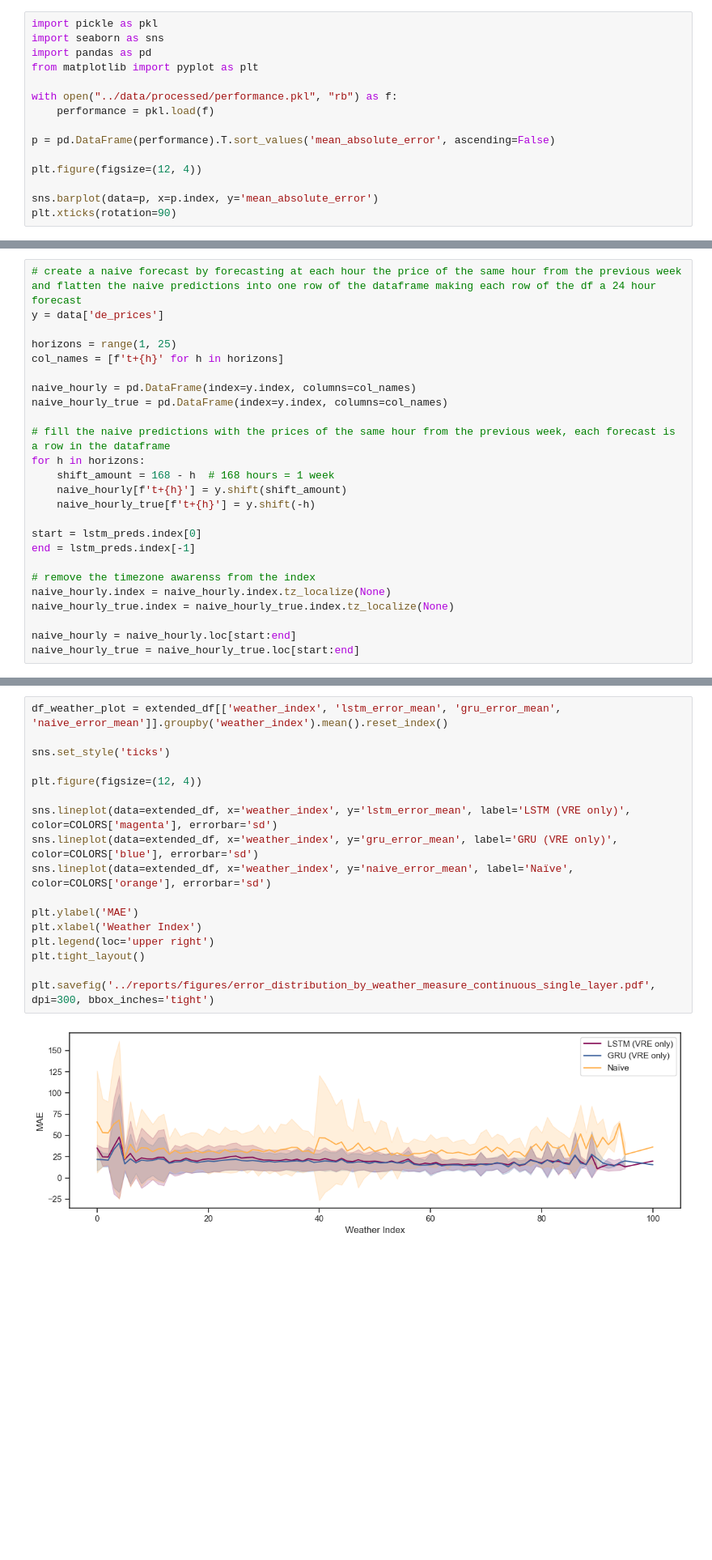
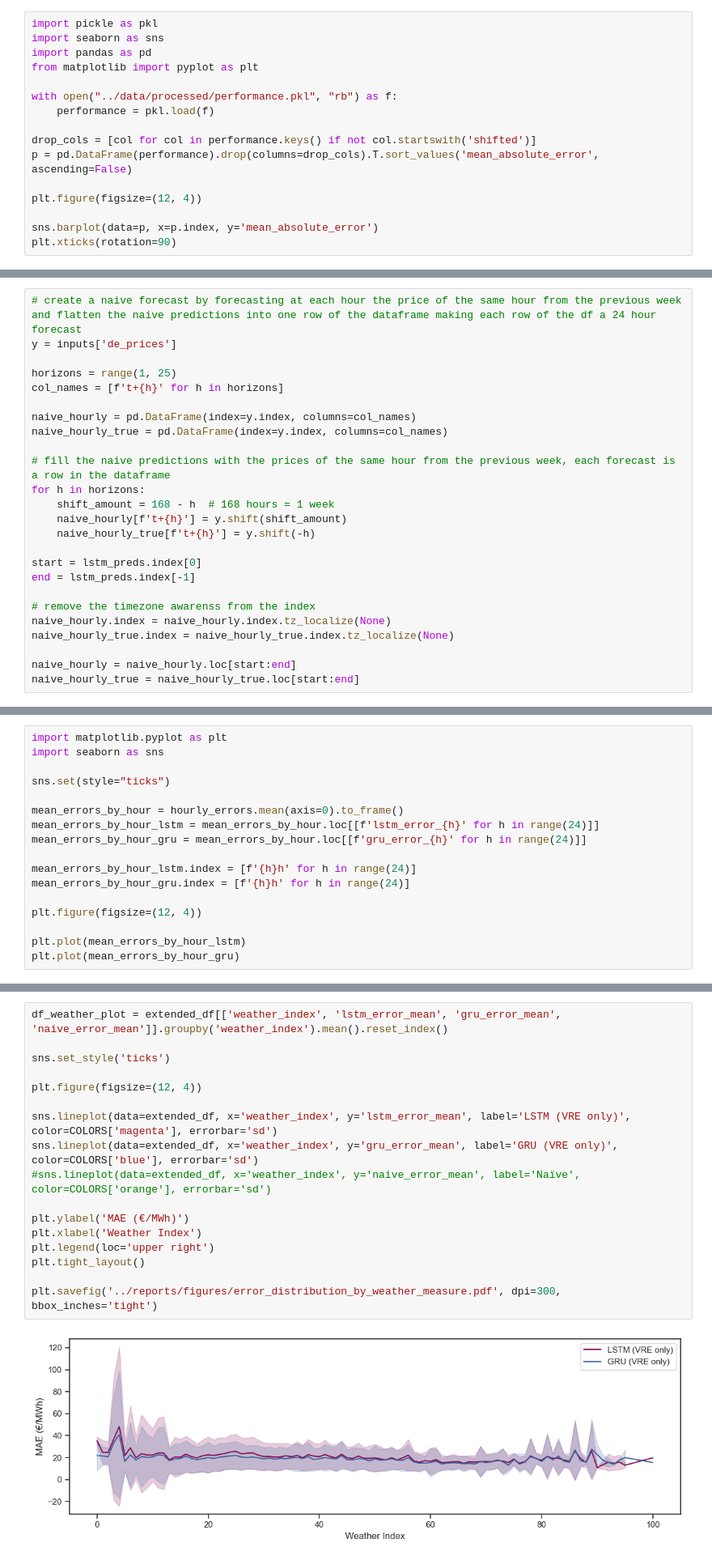
Before and after one commit to valentin-17/epf, a Jupyter notebook: notebooks/other_data_viz.ipynb, the cells around one changed output, grey strips where cells are left out. Shown at 81% size. Saved outputs shown, nothing was run; the diff lists cells and outputs as text; blank space fills up the shorter version.

```diff
--- a/notebooks/other_data_viz.ipynb
+++ b/notebooks/other_data_viz.ipynb
@@ -179,7 +199,8 @@ from matplotlib import pyplot as plt
 with open("../data/processed/performance.pkl", "rb") as f:
     performance = pkl.load(f)
 
-p = pd.DataFrame(performance).T.sort_values('mean_absolute_error', ascending=False)
+drop_cols = [col for col in performance.keys() if not col.startswith('shifted')]
+p = pd.DataFrame(performance).drop(columns=drop_cols).T.sort_values('mean_absolute_error', ascending=False)
 
 plt.figure(figsize=(12, 4))
 
@@ -287,7 +330,7 @@ lstm_preds, lstm_trues = predict_with_timestamps(lstm_model_obj)
 gru_preds, gru_trues = predict_with_timestamps(gru_model_obj)
 # %%
 # create a naive forecast by forecasting at each hour the price of the same hour from the previous week and flatten the naive predictions into one row of the dataframe making each row of the df a 24 hour forecast
-y = data['de_prices']
+y = inputs['de_prices']
 
 horizons = range(1, 25)
 col_names = [f't+{h}' for h in horizons]
@@ -527,0 +586,17 @@ plt.show()
+# %%
+import matplotlib.pyplot as plt
+import seaborn as sns
+
+sns.set(style="ticks")
+
+mean_errors_by_hour = hourly_errors.mean(axis=0).to_frame()
+mean_errors_by_hour_lstm = mean_errors_by_hour.loc[[f'lstm_error_{h}' for h in range(24)]]
+mean_errors_by_hour_gru = mean_errors_by_hour.loc[[f'gru_error_{h}' for h in range(24)]]
+
+mean_errors_by_hour_lstm.index = [f'{h}h' for h in range(24)]
+mean_errors_by_hour_gru.index = [f'{h}h' for h in range(24)]
+
+plt.figure(figsize=(12, 4))
+
+plt.plot(mean_errors_by_hour_lstm)
+plt.plot(mean_errors_by_hour_gru)
@@ -546,19 +624,19 @@ extended_df = df.join(weather_df, how='inner')
 # %%
 df_weather_plot = extended_df[['weather_index', 'lstm_error_mean', 'gru_error_mean', 'naive_error_mean']].groupby('weather_index').mean().reset_index()
 
 sns.set_style('ticks')
 
 plt.figure(figsize=(12, 4))
 
 sns.lineplot(data=extended_df, x='weather_index', y='lstm_error_mean', label='LSTM (VRE only)', color=COLORS['magenta'], errorbar='sd')
 sns.lineplot(data=extended_df, x='weather_index', y='gru_error_mean', label='GRU (VRE only)', color=COLORS['blue'], errorbar='sd')
-sns.lineplot(data=extended_df, x='weather_index', y='naive_error_mean', label='Naïve', color=COLORS['orange'], errorbar='sd')
+#sns.lineplot(data=extended_df, x='weather_index', y='naive_error_mean', label='Naïve', color=COLORS['orange'], errorbar='sd')
 
-plt.ylabel('MAE')
+plt.ylabel('MAE (€/MWh)')
 plt.xlabel('Weather Index')
 plt.legend(loc='upper right')
 plt.tight_layout()
 
-plt.savefig('../reports/figures/error_distribution_by_weather_measure_continuous_single_layer.pdf', dpi=300, bbox_inches='tight')
+plt.savefig('../reports/figures/error_distribution_by_weather_measure.pdf', dpi=300, bbox_inches='tight')
 # %% [output]
-[figure, old version]
+[figure, new version]
```
Also changed, not shown: parts of 14 cells of this notebook, 18 other files.
